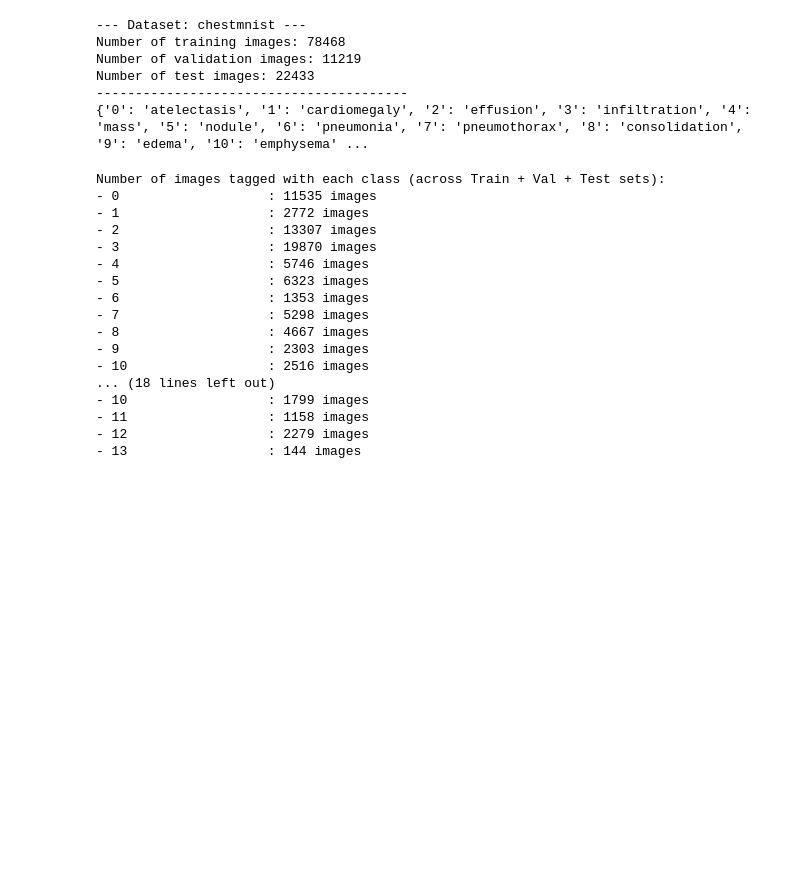
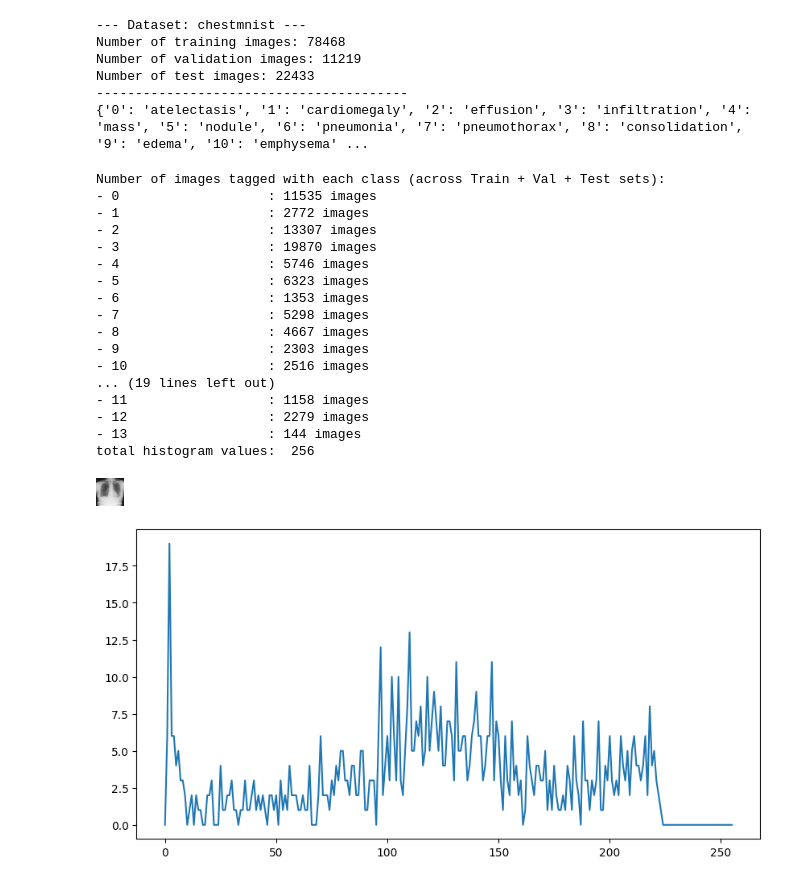
Before and after one commit to PacoPacorius/MedMNIST-Image-Analysis-w-CNNs-and-Transformers---DL-assignment, a Jupyter notebook: deep_learning_assignment.ipynb, the cells around one changed output. Saved outputs shown, nothing was run; the diff lists cells and outputs as text; code cells hidden in the pictures; blank space fills up the shorter version.

```diff
--- a/deep_learning_assignment.ipynb
+++ b/deep_learning_assignment.ipynb
@@ -95,35 +98,46 @@ all_datasets = [train_dataset, val_dataset, test_dataset]
 label_counts = count_medmnist_labels(all_datasets, info)
 info = INFO[data_flag]['label']
 print("\nNumber of images tagged with each class (across Train + Val + Test sets):")
 for class_name, count in label_counts.items():
     print(f"- {class_name:<20}: {count} images")
 
 print("\nNote: ChestMNIST is a multi-label dataset, meaning one image can be associated with multiple classes.")
 print("The counts above reflect the total occurrences of each tag.")
 
 # --- Optional: Count for just the training set ---
 print("\n--- Optional: Counts for Training Set Only ---")
 train_label_counts = count_medmnist_labels([train_dataset], info)
 for class_name, count in train_label_counts.items():
     print(f"- {class_name:<20}: {count} images")
+
+import matplotlib.pyplot as plt
+figure, ax = plt.subplots(figsize=(10, 5))
+# if the images are RGB, this histogram will have 768 values, if it has 256,
+# then the image is grayscale
+print("total histogram values: ", len(train_dataset.montage(1).histogram()))
+# histogram plot just for fun :)
+ax.plot(train_dataset.montage(1).histogram())
+train_dataset.montage(1)
 # %% [output]
 Number of images tagged with each class (across Train + Val + Test sets):
 - 0                   : 11535 images
 - 1                   : 2772 images
 - 2                   : 13307 images
 - 3                   : 19870 images
 - 4                   : 5746 images
 - 5                   : 6323 images
 - 6                   : 1353 images
 - 7                   : 5298 images
 - 8                   : 4667 images
 - 9                   : 2303 images
 - 10                  : 2516 images
-... (18 lines left out)
-- 10                  : 1799 images
+... (19 lines left out)
 - 11                  : 1158 images
 - 12                  : 2279 images
 - 13                  : 144 images
+total histogram values:  256
+[figure, added]
+[figure, added]
 # %%
 train_dataset.montage(8)
 # %% [output]
```
Also changed, not shown: parts of 32 cells of this notebook.
